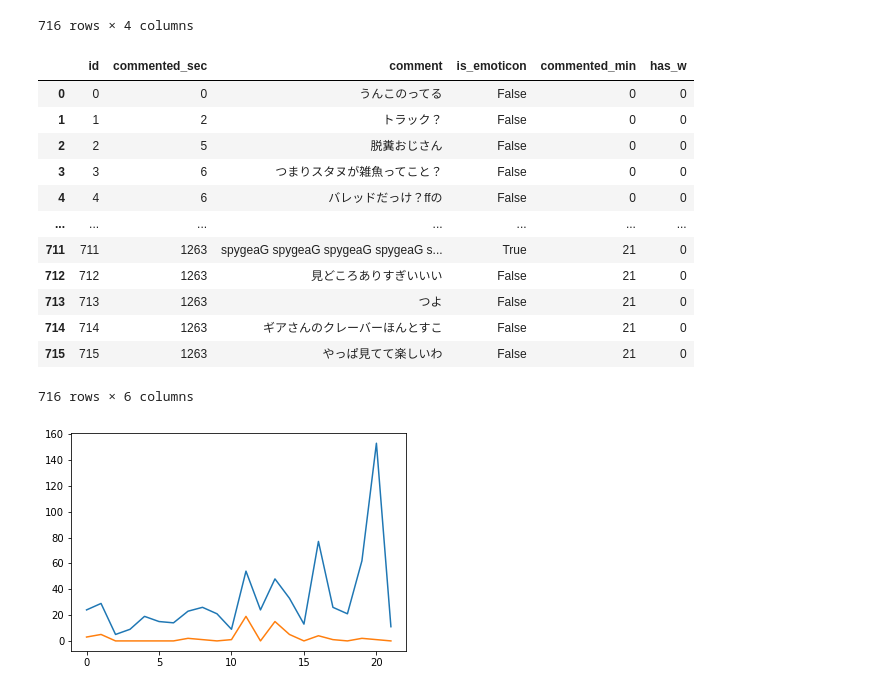
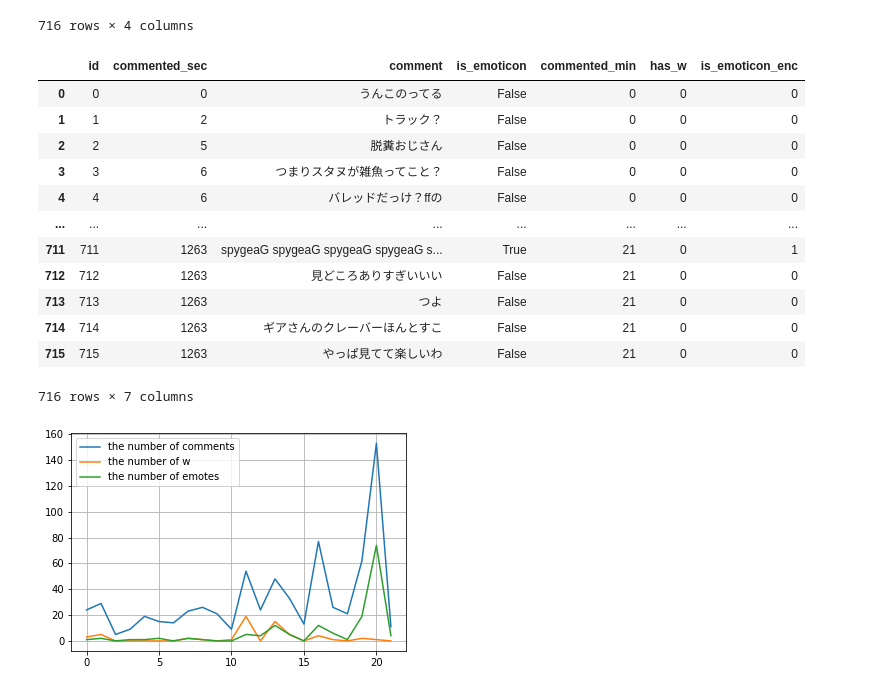
Before and after one commit to k4nekom/VisuaLive, a Jupyter notebook: analysis/work/spygre_analysis.ipynb, the cells around one changed output. Drawn from its saved outputs; the diff is of its cells as text; code cells hidden in the pictures.

```diff
--- a/analysis/work/spygre_analysis.ipynb
+++ b/analysis/work/spygre_analysis.ipynb
@@ -24,27 +24,33 @@ df['commented_min'] = df['commented_sec'] // 60
 # %%
 # コメント末尾が草
 df['has_w'] = df['comment'].apply(lambda x : 1if (x[-1] == 'w') or (x[-1] == 'W') or (x[-1] == 'ｗ') or (x[-1] == 'W') or (x[-1] ==  '草') else 0)
+# %%
+# スタンプ
+df['is_emoticon_enc'] = df['is_emoticon'].apply(lambda x : 1 if x else 0)
 # %%
 display(df)
 # %% [output]
-|  | id | commented_sec | comment | is_emoticon | commented_min | has_w |
-| 0 | 0 | 0 | うんこのってる | False | 0 | 0 |
-| 1 | 1 | 2 | トラック？ | False | 0 | 0 |
-| 2 | 2 | 5 | 脱糞おじさん | False | 0 | 0 |
-| 3 | 3 | 6 | つまりスタヌが雑魚ってこと？ | False | 0 | 0 |
-| 4 | 4 | 6 | バレッドだっけ？ffの | False | 0 | 0 |
-| ... | ... | ... | ... | ... | ... | ... |
-| 711 | 711 | 1263 | spygeaG spygeaG spygeaG spygeaG s... | True | 21 | 0 |
-| 712 | 712 | 1263 | 見どころありすぎいいい | False | 21 | 0 |
-| 713 | 713 | 1263 | つよ | False | 21 | 0 |
-| 714 | 714 | 1263 | ギアさんのクレーバーほんとすこ | False | 21 | 0 |
-| 715 | 715 | 1263 | やっぱ見てて楽しいわ | False | 21 | 0 |
+|  | id | commented_sec | comment | is_emoticon | commented_min | has_w | is_emoticon_enc |
+| 0 | 0 | 0 | うんこのってる | False | 0 | 0 | 0 |
+| 1 | 1 | 2 | トラック？ | False | 0 | 0 | 0 |
+| 2 | 2 | 5 | 脱糞おじさん | False | 0 | 0 | 0 |
+| 3 | 3 | 6 | つまりスタヌが雑魚ってこと？ | False | 0 | 0 | 0 |
+| 4 | 4 | 6 | バレッドだっけ？ffの | False | 0 | 0 | 0 |
+| ... | ... | ... | ... | ... | ... | ... | ... |
+| 711 | 711 | 1263 | spygeaG spygeaG spygeaG spygeaG s... | True | 21 | 0 | 1 |
+| 712 | 712 | 1263 | 見どころありすぎいいい | False | 21 | 0 | 0 |
+| 713 | 713 | 1263 | つよ | False | 21 | 0 | 0 |
+| 714 | 714 | 1263 | ギアさんのクレーバーほんとすこ | False | 21 | 0 | 0 |
+| 715 | 715 | 1263 | やっぱ見てて楽しいわ | False | 21 | 0 | 0 |
-716 rows × 6 columns
+716 rows × 7 columns
 # %%
 fig, ax = plt.subplots()
 x = df.groupby('commented_min').count().index
-ax.plot(x, df.groupby('commented_min').count().id.values)
-ax.plot(x,df.groupby('commented_min').sum().has_w.values)
+ax.plot(x, df.groupby('commented_min').count().id.values, label='the number of comments')
+ax.plot(x,df.groupby('commented_min').sum().has_w.values, label='the number of w')
+ax.plot(x,df.groupby('commented_min').sum().is_emoticon_enc.values, label='the number of emotes')
+ax.grid(axis='both')
+ax.legend()
 plt.show()
 # %% [output]
-[figure, old version]
+[figure, new version]
```
